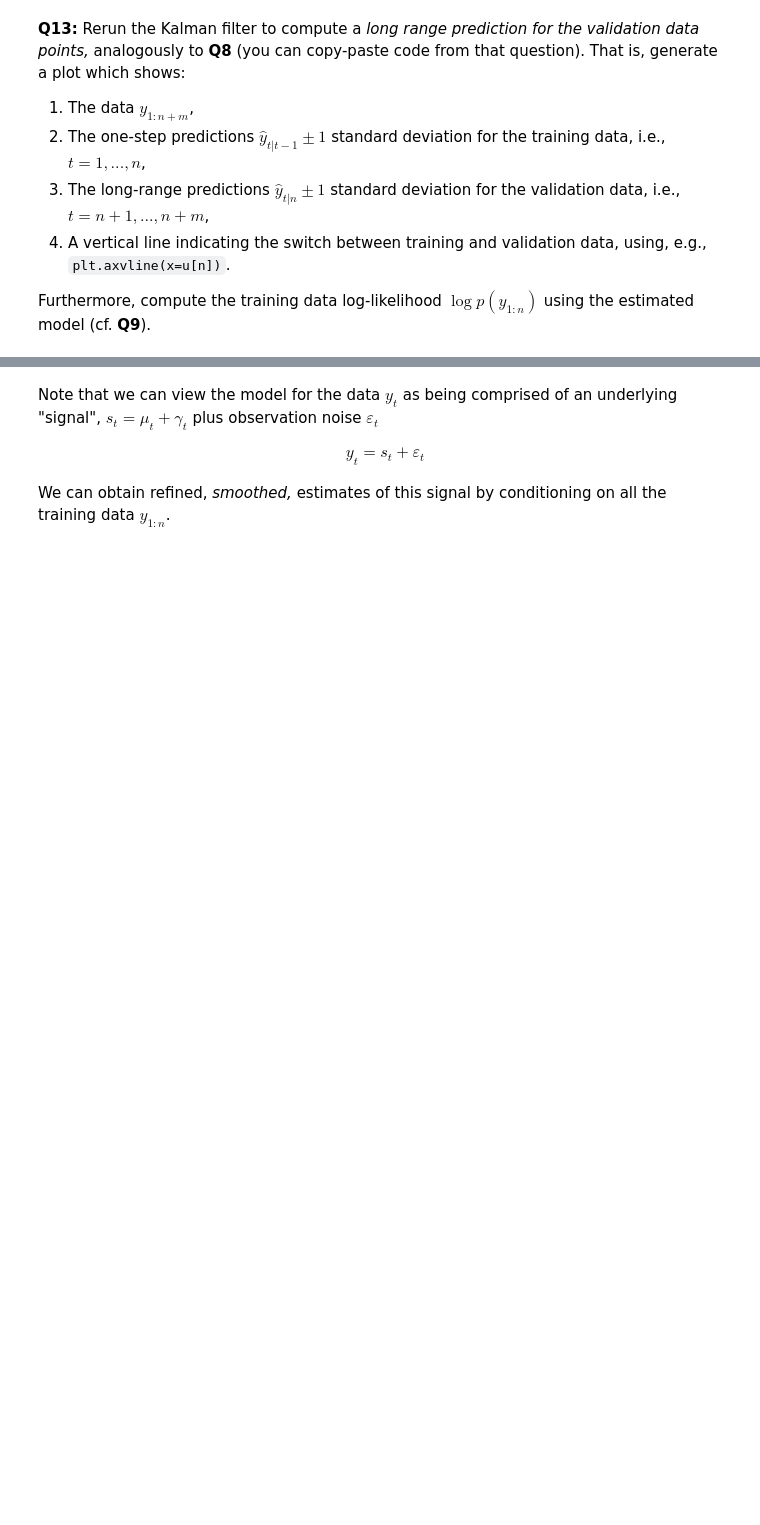
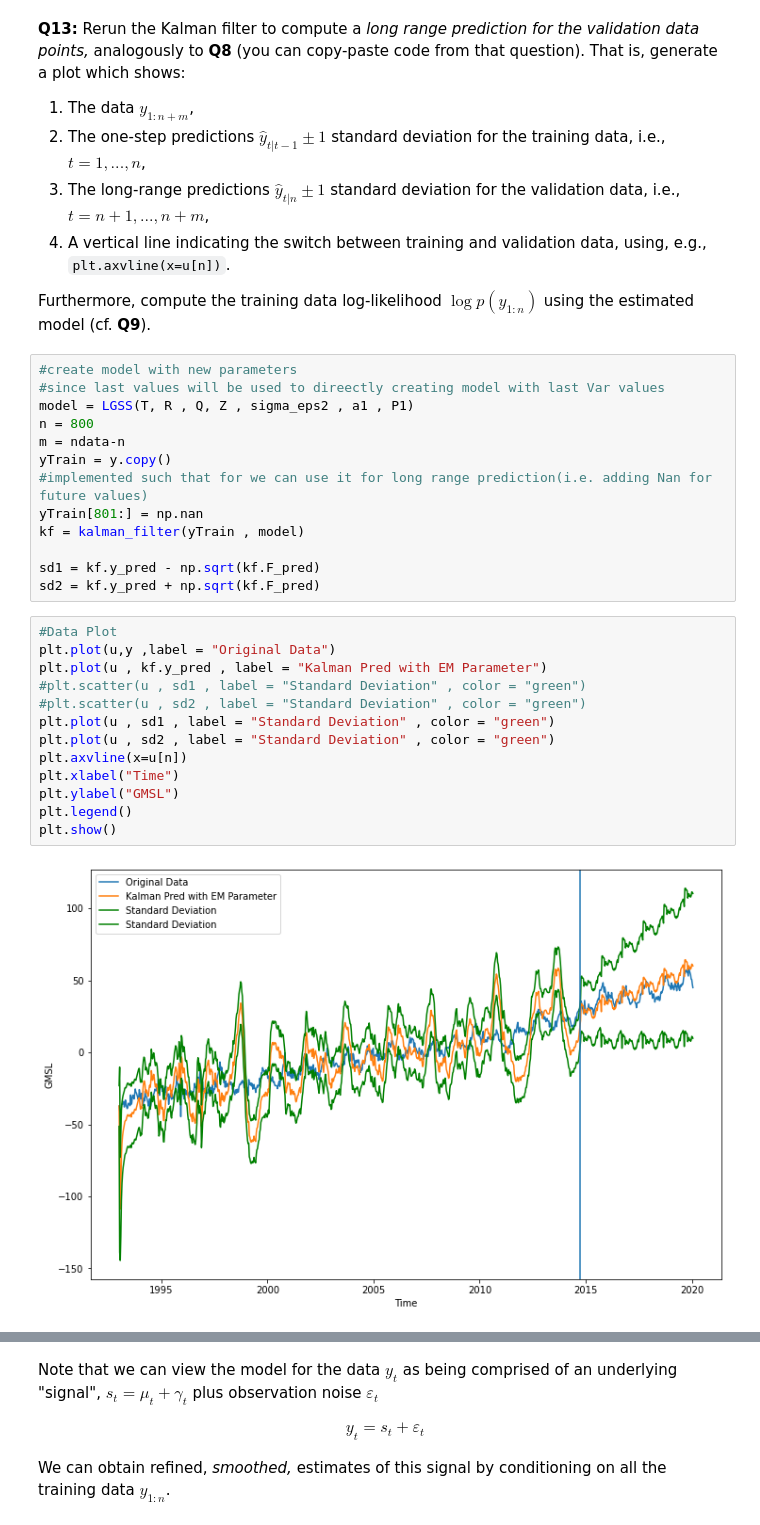
Before and after one commit to amannayak/Time-Series-and-Sequence-Analysis, a Jupyter notebook: Task2/tssl_lab2.ipynb, the cells around one changed output, grey strips where cells are left out. Saved outputs shown, nothing was run; the diff lists cells and outputs as text; blank space fills up the shorter version.

```diff
--- a/Task2/tssl_lab2.ipynb
+++ b/Task2/tssl_lab2.ipynb
@@ -382,3 +448,31 @@ We will now fix the model according to the final output from the EM algorithm an
 4. A vertical line indicating the switch between training and validation data, using, e.g., `plt.axvline(x=u[n])`.
 
 Furthermore, compute the training data log-likelihood $\log p(y_{1:n})$ using the estimated model (cf. **Q9**).
+# %%
+#create model with new parameters
+#since last values will be used to direectly creating model with last Var values
+model = LGSS(T, R , Q, Z , sigma_eps2 , a1 , P1)
+n = 800
+m = ndata-n
+yTrain = y.copy()
+#implemented such that for we can use it for long range prediction(i.e. adding Nan for future values)
+yTrain[801:] = np.nan
+kf = kalman_filter(yTrain , model)
+
+sd1 = kf.y_pred - np.sqrt(kf.F_pred)
+sd2 = kf.y_pred + np.sqrt(kf.F_pred)
+# %%
+#Data Plot
+plt.plot(u,y ,label = "Original Data")
+plt.plot(u , kf.y_pred , label = "Kalman Pred with EM Parameter")
+#plt.scatter(u , sd1 , label = "Standard Deviation" , color = "green")
+#plt.scatter(u , sd2 , label = "Standard Deviation" , color = "green")
+plt.plot(u , sd1 , label = "Standard Deviation" , color = "green")
+plt.plot(u , sd2 , label = "Standard Deviation" , color = "green")
+plt.axvline(x=u[n])
+plt.xlabel("Time")
+plt.ylabel("GMSL")
+plt.legend()
+plt.show()
+# %% [output]
+[figure, added]
```
Also changed, not shown: parts of 7 cells of this notebook.
